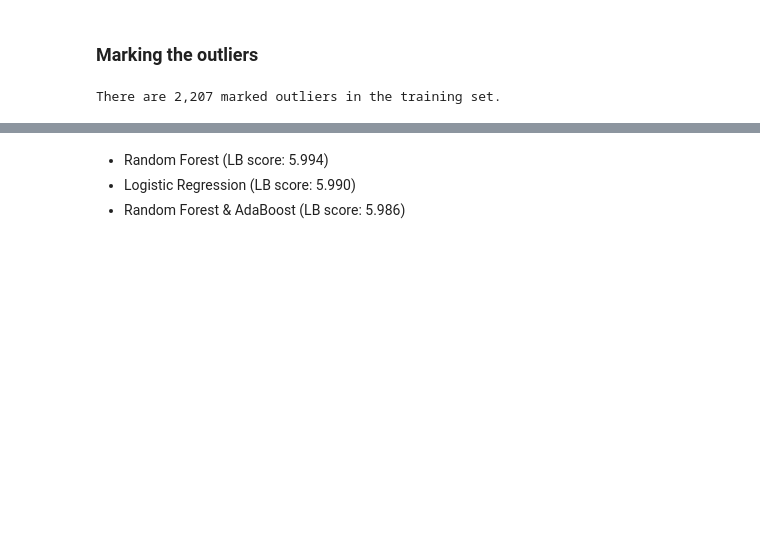
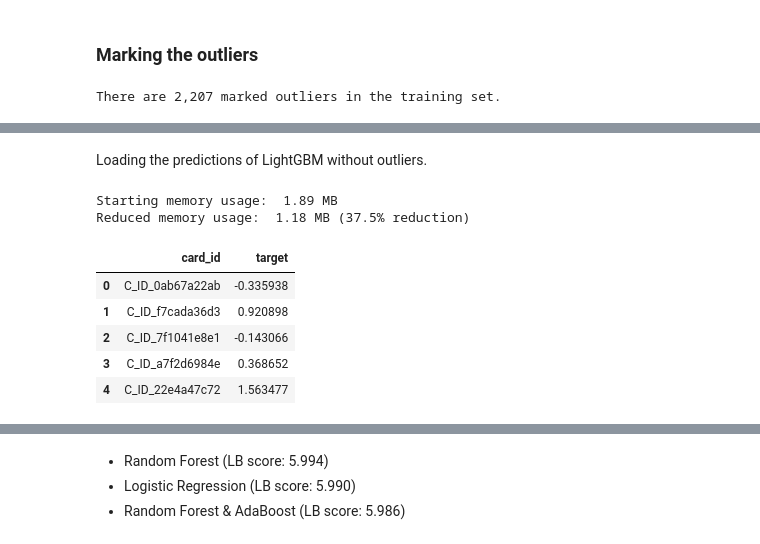
Before and after one commit to Zol-S/kaggle, a Jupyter notebook: Elo Merchant Category Recommendation/3.10_Binary_outlier_detector.ipynb, the cells around one changed output, grey strips where cells are left out. Drawn from its saved outputs; the diff is of its cells as text; code cells hidden in the pictures; blank space fills up the shorter version.

```diff
--- a/Elo Merchant Category Recommendation/3.10_Binary_outlier_detector.ipynb
+++ b/Elo Merchant Category Recommendation/3.10_Binary_outlier_detector.ipynb
@@ -278,2 +357,0 @@ features = list(df_train[use_cols].columns)
-# %%
-predictions = clf.predict(df_test[features])
@@ -280,5 +382,5 @@ predictions = clf.predict(df_test[features])
 # %%
-df_sub = pd.DataFrame({
+df_outlier_prob = pd.DataFrame({
     "card_id": df_test["card_id"].values
 })
-df_sub["target"] = predictions
+df_outlier_prob["target"] = predictions
@@ -295,0 +394,2 @@ len(df_sub[df_sub['target'] < -30])
+# %%
+outlier_id = pd.DataFrame(df_outlier_prob.sort_values(by='target', ascending = False).head(25000)['card_id'])
@@ -295,0 +401,8 @@ len(df_sub[df_sub['target'] < -30])
+# %% [markdown]
+Loading the predictions of LightGBM without outliers.
+# %%
+model_without_outliers = pd.read_csv("output/lgbm_wo_outliers_1.5614365898340974.csv")
+model_without_outliers = reduce_mem_usage(model_without_outliers)
+# %% [output]
+Starting memory usage:  1.89 MB
+Reduced memory usage:  1.18 MB (37.5% reduction)
@@ -295,0 +411,10 @@ len(df_sub[df_sub['target'] < -30])
+# %%
+most_likely_liers = df_lgbmwo.merge(outlier_id, how='right')
+most_likely_liers[:5]
+# %% [output]
+|  | card_id | target |
+| 0 | C_ID_0ab67a22ab | -0.335938 |
+| 1 | C_ID_f7cada36d3 | 0.920898 |
+| 2 | C_ID_7f1041e8e1 | -0.143066 |
+| 3 | C_ID_a7f2d6984e | 0.368652 |
+| 4 | C_ID_22e4a47c72 | 1.563477 |
```
Also changed, not shown: parts of 49 cells of this notebook, 1 other file.
